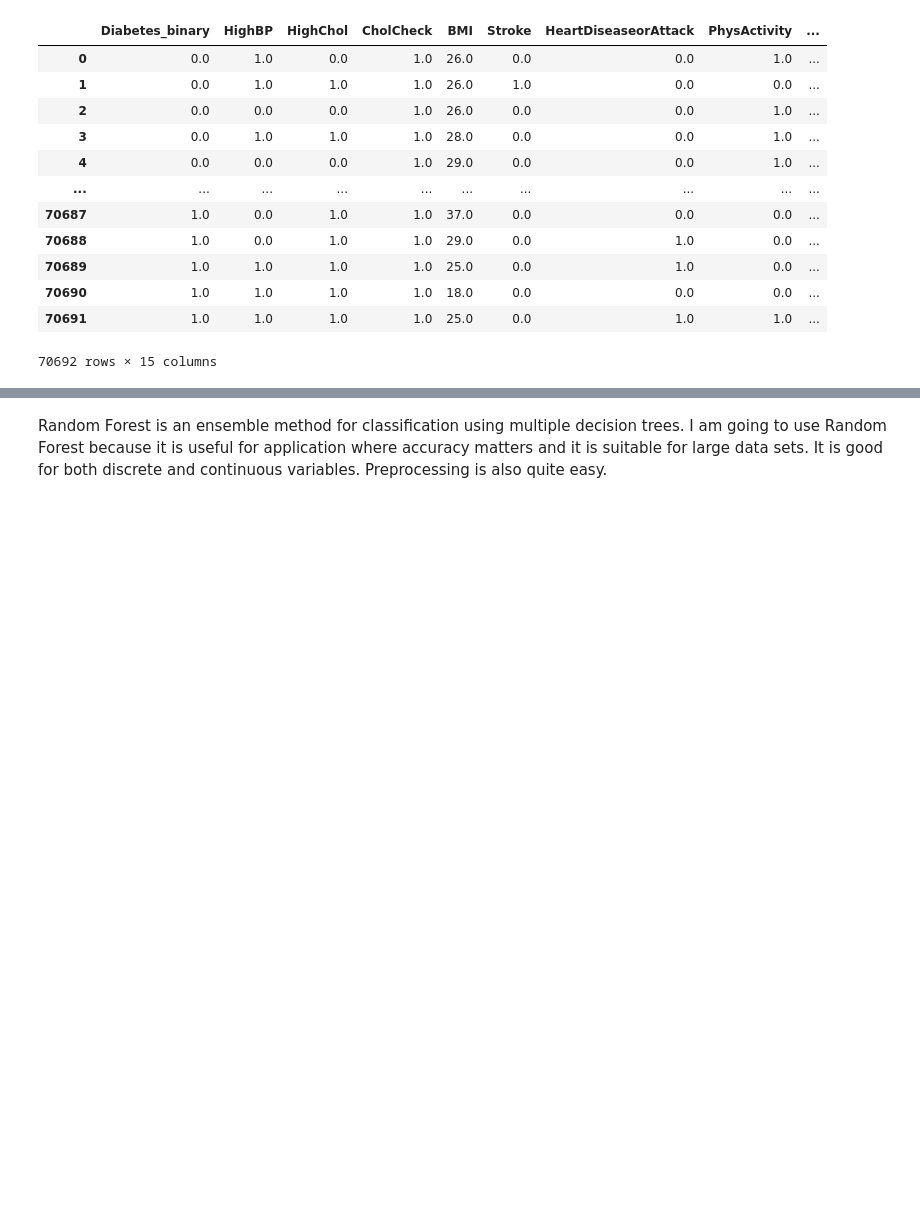
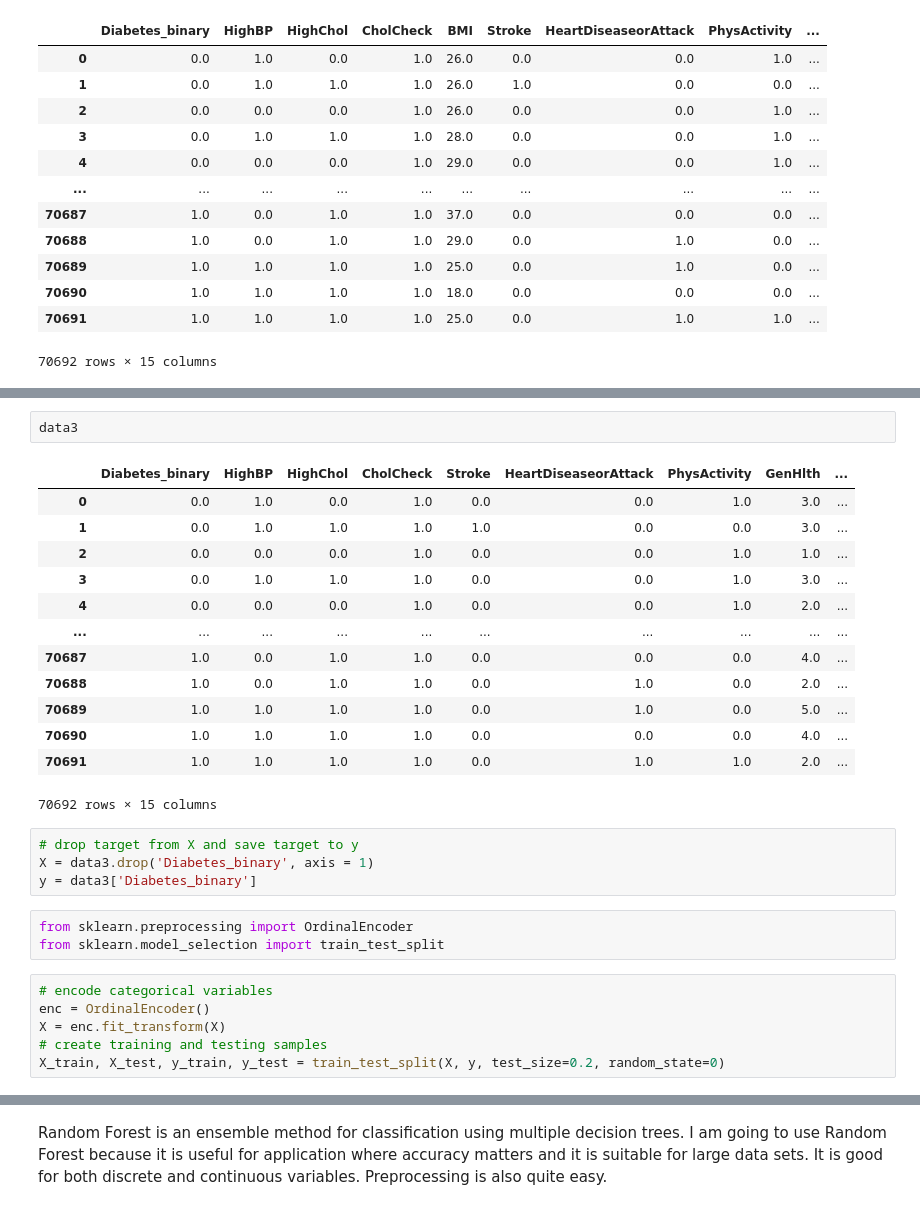
Before and after one commit to catlanhua/ITSC3162, a Jupyter notebook: ITSC3162Project2.ipynb, the cells around one changed output, grey strips where cells are left out. Saved outputs shown, nothing was run; the diff lists cells and outputs as text; blank space fills up the shorter version.

```diff
--- a/ITSC3162Project2.ipynb
+++ b/ITSC3162Project2.ipynb
@@ -183,0 +218,29 @@ data
+# %%
+data3
+# %% [output]
+|  | Diabetes_binary | HighBP | HighChol | CholCheck | Stroke | HeartDiseaseorAttack | PhysActivity | GenHlth | ... |
+| 0 | 0.0 | 1.0 | 0.0 | 1.0 | 0.0 | 0.0 | 1.0 | 3.0 | ... |
+| 1 | 0.0 | 1.0 | 1.0 | 1.0 | 1.0 | 0.0 | 0.0 | 3.0 | ... |
+| 2 | 0.0 | 0.0 | 0.0 | 1.0 | 0.0 | 0.0 | 1.0 | 1.0 | ... |
+| 3 | 0.0 | 1.0 | 1.0 | 1.0 | 0.0 | 0.0 | 1.0 | 3.0 | ... |
+| 4 | 0.0 | 0.0 | 0.0 | 1.0 | 0.0 | 0.0 | 1.0 | 2.0 | ... |
+| ... | ... | ... | ... | ... | ... | ... | ... | ... | ... |
+| 70687 | 1.0 | 0.0 | 1.0 | 1.0 | 0.0 | 0.0 | 0.0 | 4.0 | ... |
+| 70688 | 1.0 | 0.0 | 1.0 | 1.0 | 0.0 | 1.0 | 0.0 | 2.0 | ... |
+| 70689 | 1.0 | 1.0 | 1.0 | 1.0 | 0.0 | 1.0 | 0.0 | 5.0 | ... |
+| 70690 | 1.0 | 1.0 | 1.0 | 1.0 | 0.0 | 0.0 | 0.0 | 4.0 | ... |
+| 70691 | 1.0 | 1.0 | 1.0 | 1.0 | 0.0 | 1.0 | 1.0 | 2.0 | ... |
+70692 rows × 15 columns
+# %%
+# drop target from X and save target to y
+X = data3.drop('Diabetes_binary', axis = 1)
+y = data3['Diabetes_binary']
+# %%
+from sklearn.preprocessing import OrdinalEncoder
+from sklearn.model_selection import train_test_split
+# %%
+# encode categorical variables
+enc = OrdinalEncoder()
+X = enc.fit_transform(X)
+# create training and testing samples
+X_train, X_test, y_train, y_test = train_test_split(X, y, test_size=0.2, random_state=0)
```
Also changed, not shown: parts of 48 cells of this notebook.
